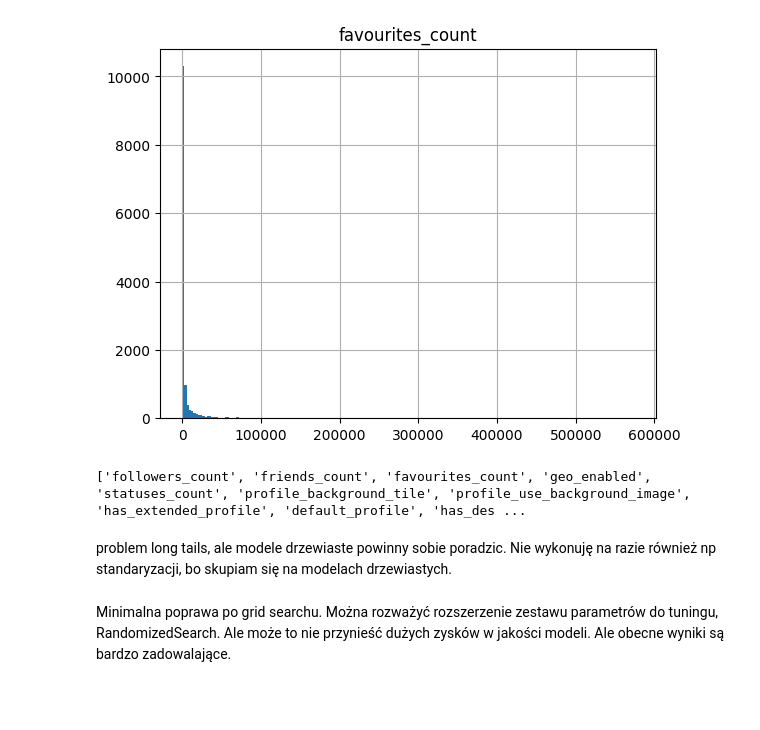
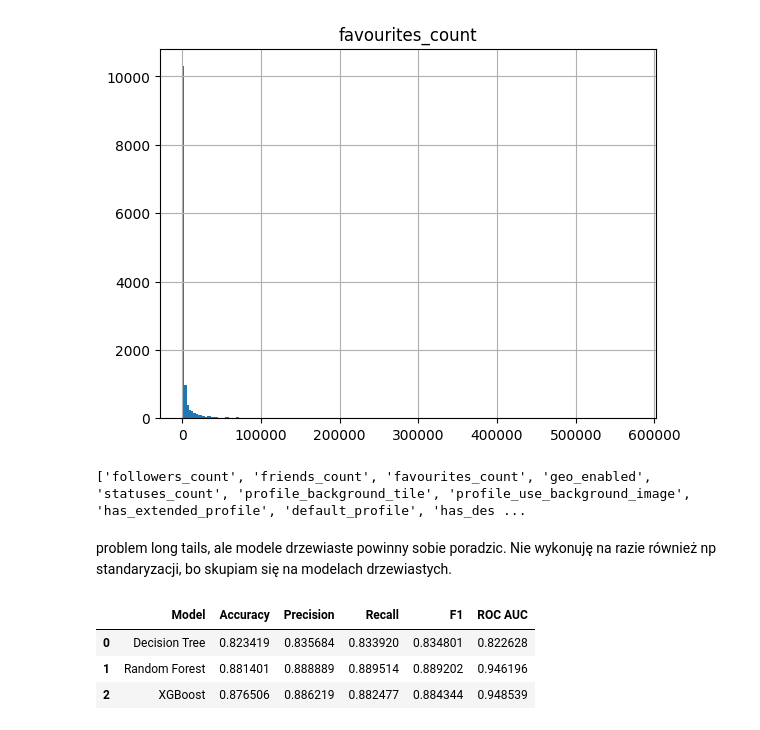
Before and after one commit to juliaaw0/mgr, a Jupyter notebook: boty2.ipynb, the cells around one changed output. Cells and saved outputs as stored; diff of their text form; code cells hidden in the pictures; blank space fills up the shorter version.

```diff
--- a/boty2.ipynb
+++ b/boty2.ipynb
@@ -517,2 +388,0 @@ evaluate_model(best_xgb, X_test, y_test, "XGBoost")
-# %% [markdown]
-Minimalna poprawa po grid searchu. Można rozważyć rozszerzenie zestawu parametrów do tuningu, RandomizedSearch. Ale może to nie przynieść dużych zysków w jakości modeli. Ale obecne wyniki są bardzo zadowalające.
@@ -518,0 +410,57 @@ Minimalna poprawa po grid searchu. Można rozważyć rozszerzenie zestawu parame
+# %%
+baseline_models = {
+    "Decision Tree": DecisionTreeClassifier(
+        random_state=42
+    ),
+
+    "Random Forest": RandomForestClassifier(
+        random_state=42
+    ),
+
+    "XGBoost": XGBClassifier(
+        eval_metric='logloss',
+        random_state=42
+    )
+}
+# %%
+cv = StratifiedKFold(
+    n_splits=5,
+    shuffle=True,
+    random_state=42
+)
+
+baseline_results = []
+
+for name, model in baseline_models.items():
+
+    scores = cross_validate(
+        model,
+        X_train,
+        y_train,
+        cv=cv,
+        scoring={
+            'accuracy': 'accuracy',
+            'precision': 'precision',
+            'recall': 'recall',
+            'f1': 'f1',
+            'roc_auc': 'roc_auc'
+        },
+        n_jobs=-1
+    )
+
+    baseline_results.append({
+        'Model': name,
+        'Accuracy': scores['test_accuracy'].mean(),
+        'Precision': scores['test_precision'].mean(),
+        'Recall': scores['test_recall'].mean(),
+        'F1': scores['test_f1'].mean(),
+        'ROC AUC': scores['test_roc_auc'].mean()
+    })
+
+baseline_results_df = pd.DataFrame(baseline_results)
+display(baseline_results_df)
+# %% [output]
+|  | Model | Accuracy | Precision | Recall | F1 | ROC AUC |
+| 0 | Decision Tree | 0.823419 | 0.835684 | 0.833920 | 0.834801 | 0.822628 |
+| 1 | Random Forest | 0.881401 | 0.888889 | 0.889514 | 0.889202 | 0.946196 |
+| 2 | XGBoost | 0.876506 | 0.886219 | 0.882477 | 0.884344 | 0.948539 |
```
Also changed, not shown: parts of 15 cells of this notebook.
